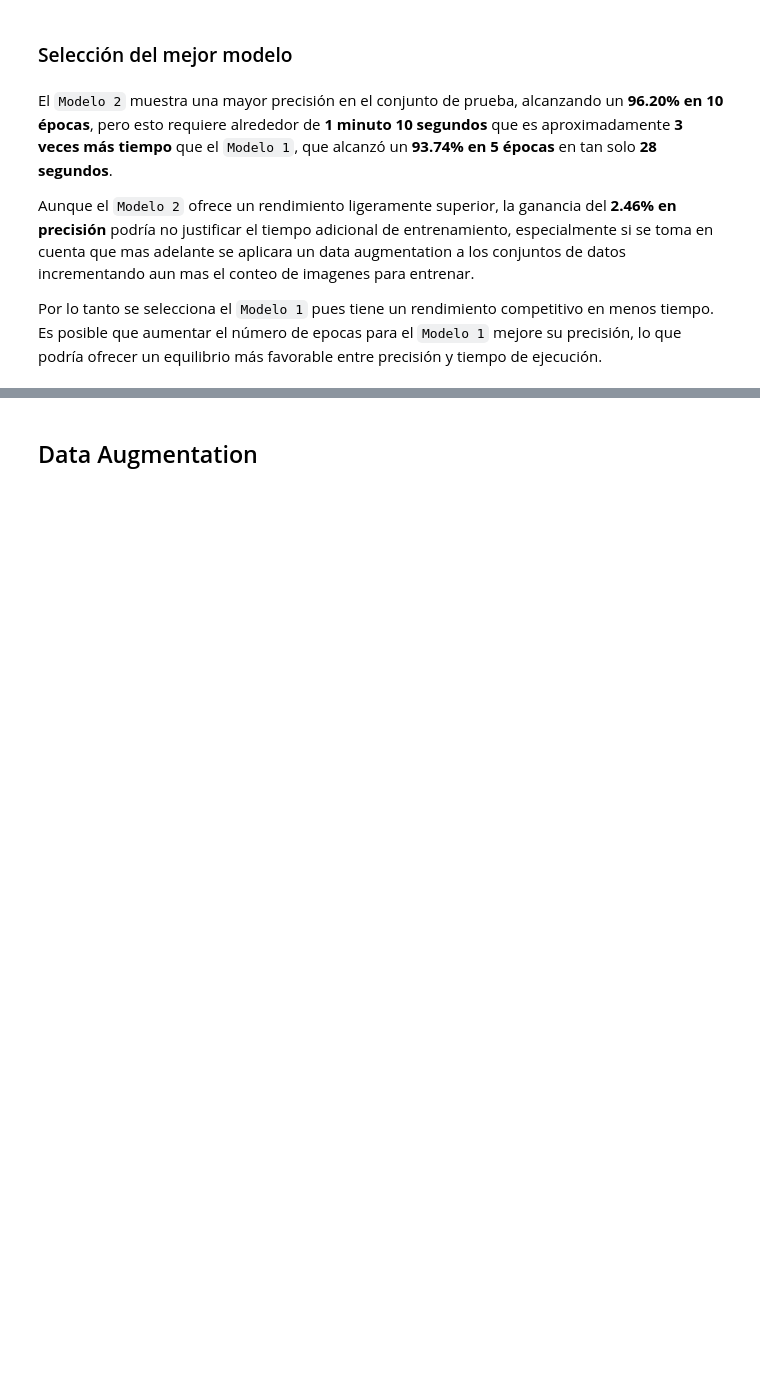
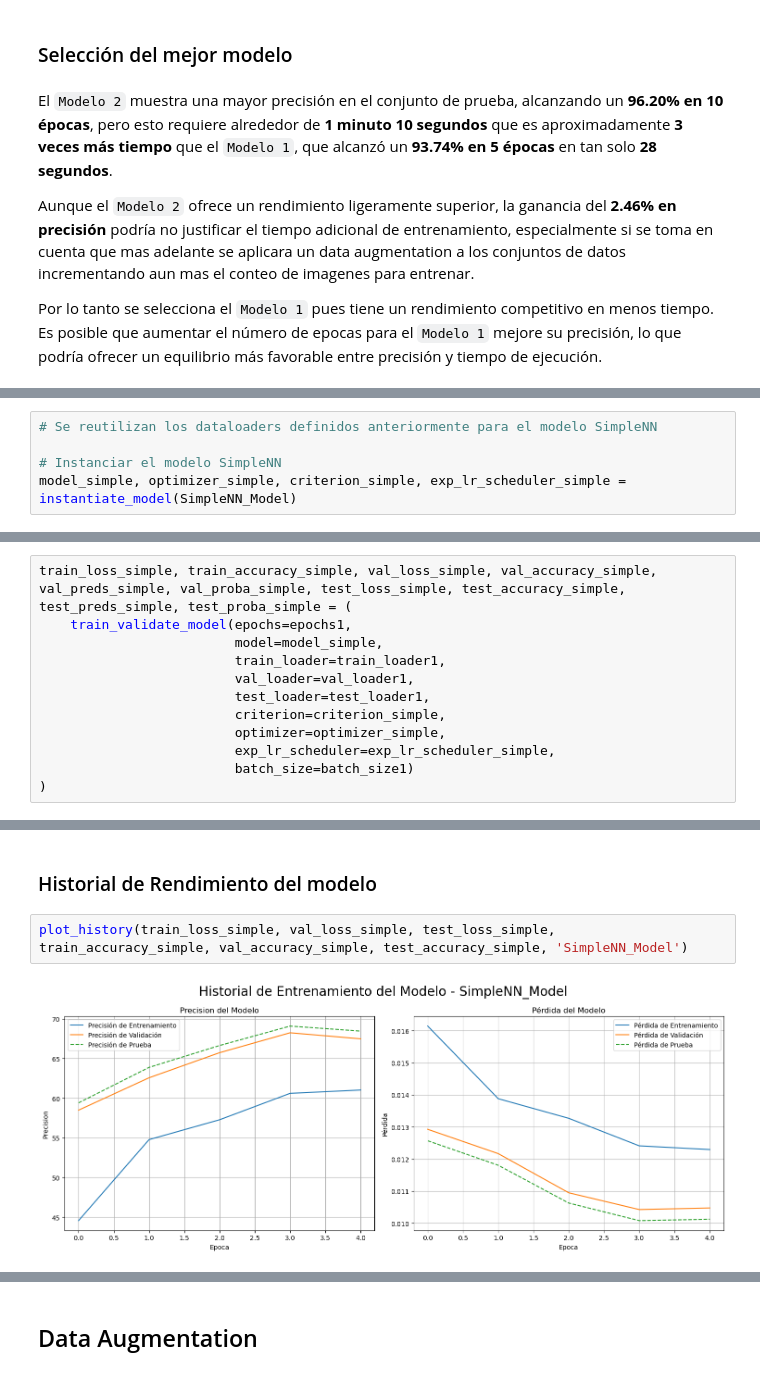
Before and after one commit to LeivaDiego/Lab4-DataScience, a Jupyter notebook: Lab4_CNN.ipynb, the cells around one changed output, grey strips where cells are left out. Drawn from its saved outputs; the diff is of its cells as text; blank space fills up the shorter version.

```diff
--- a/Lab4_CNN.ipynb
+++ b/Lab4_CNN.ipynb
@@ -1364,0 +1416,5 @@ Por lo tanto se selecciona el `Modelo 1` pues tiene un rendimiento competitivo e
+# %%
+# Se reutilizan los dataloaders definidos anteriormente para el modelo SimpleNN
+
+# Instanciar el modelo SimpleNN
+model_simple, optimizer_simple, criterion_simple, exp_lr_scheduler_simple = instantiate_model(SimpleNN_Model)
@@ -1364,0 +1427,12 @@ Por lo tanto se selecciona el `Modelo 1` pues tiene un rendimiento competitivo e
+# %%
+train_loss_simple, train_accuracy_simple, val_loss_simple, val_accuracy_simple, val_preds_simple, val_proba_simple, test_loss_simple, test_accuracy_simple, test_preds_simple, test_proba_simple = (
+    train_validate_model(epochs=epochs1,
+                         model=model_simple,
+                         train_loader=train_loader1,
+                         val_loader=val_loader1,
+                         test_loader=test_loader1,
+                         criterion=criterion_simple,
+                         optimizer=optimizer_simple,
+                         exp_lr_scheduler=exp_lr_scheduler_simple,
+                         batch_size=batch_size1)
+)
@@ -1364,0 +1460,6 @@ Por lo tanto se selecciona el `Modelo 1` pues tiene un rendimiento competitivo e
+# %% [markdown]
+### Historial de Rendimiento del modelo
+# %%
+plot_history(train_loss_simple, val_loss_simple, test_loss_simple, train_accuracy_simple, val_accuracy_simple, test_accuracy_simple, 'SimpleNN_Model')
+# %% [output]
+[figure, added]
```
Also changed, not shown: parts of 46 cells of this notebook.
